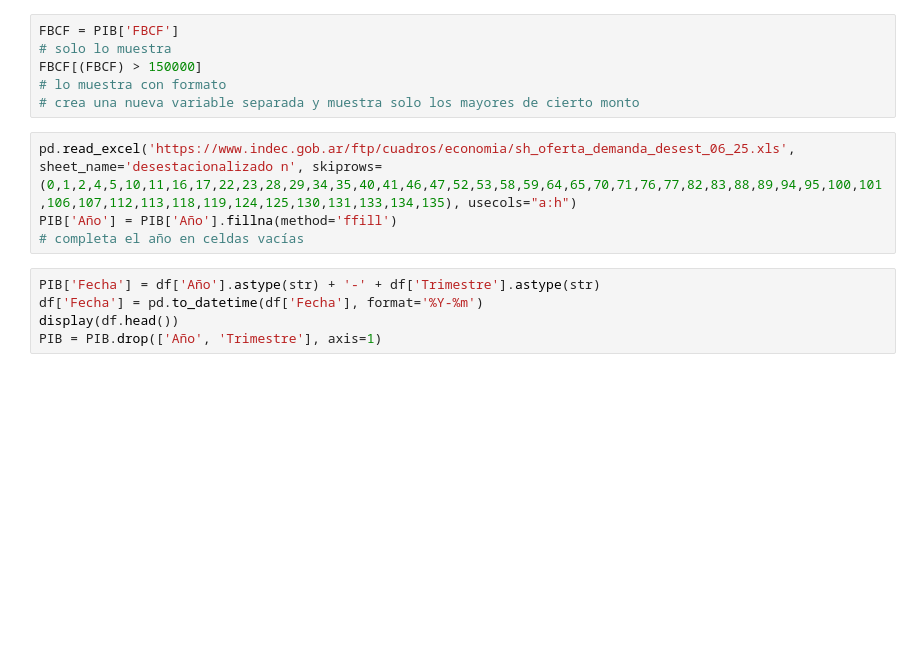
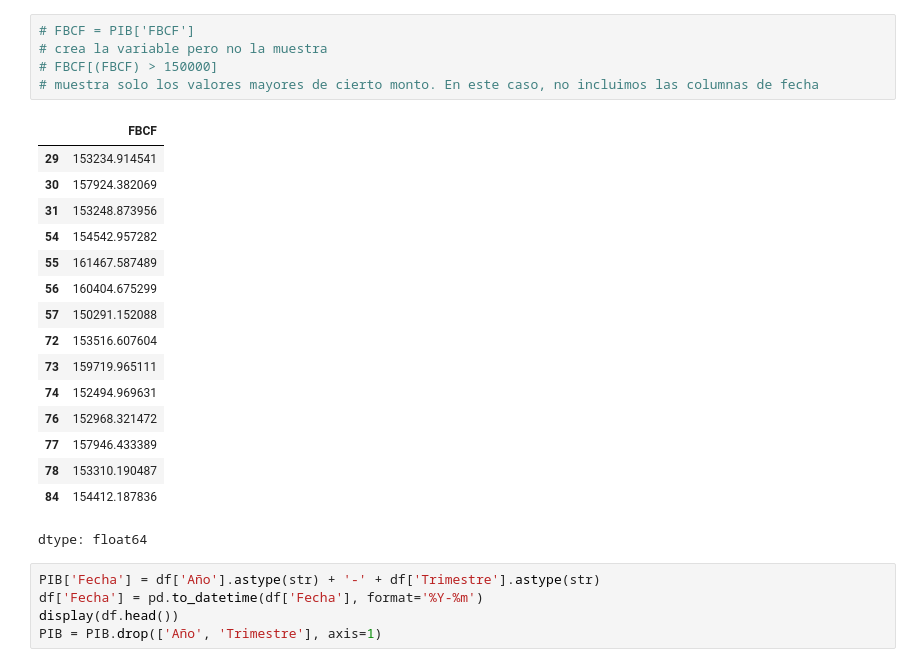
Before and after one commit to ASiso-m/CursoLeo, a Jupyter notebook: PIB_INDE.ipynb, the cells around one changed output. Saved outputs shown, nothing was run; the diff lists cells and outputs as text; blank space fills up the shorter version.

```diff
--- a/PIB_INDE.ipynb
+++ b/PIB_INDE.ipynb
@@ -15,13 +46,25 @@ PIB['FBCF']
 # %%
-FBCF = PIB['FBCF']
-# solo lo muestra
-FBCF[(FBCF) > 150000]
-# lo muestra con formato
-# crea una nueva variable separada y muestra solo los mayores de cierto monto
+# FBCF = PIB['FBCF']
+# crea la variable pero no la muestra
+# FBCF[(FBCF) > 150000]
+# muestra solo los valores mayores de cierto monto. En este caso, no incluimos las columnas de fecha
+# %% [output]
+|  | FBCF |
+| 29 | 153234.914541 |
+| 30 | 157924.382069 |
+| 31 | 153248.873956 |
+| 54 | 154542.957282 |
+| 55 | 161467.587489 |
+| 56 | 160404.675299 |
+| 57 | 150291.152088 |
+| 72 | 153516.607604 |
+| 73 | 159719.965111 |
+| 74 | 152494.969631 |
+| 76 | 152968.321472 |
+| 77 | 157946.433389 |
+| 78 | 153310.190487 |
+| 84 | 154412.187836 |
+dtype: float64
-# %%
-pd.read_excel('https://www.indec.gob.ar/ftp/cuadros/economia/sh_oferta_demanda_desest_06_25.xls', sheet_name='desestacionalizado n', skiprows=(0,1,2,4,5,10,11,16,17,22,23,28,29,34,35,40,41,46,47,52,53,58,59,64,65,70,71,76,77,82,83,88,89,94,95,100,101,106,107,112,113,118,119,124,125,130,131,133,134,135), usecols="a:h")
-PIB['Año'] = PIB['Año'].fillna(method='ffill')
-# completa el año en celdas vacías
 # %%
 PIB['Fecha'] = df['Año'].astype(str) + '-' + df['Trimestre'].astype(str)
 df['Fecha'] = pd.to_datetime(df['Fecha'], format='%Y-%m')
```
Also changed, not shown: parts of 4 cells of this notebook.
